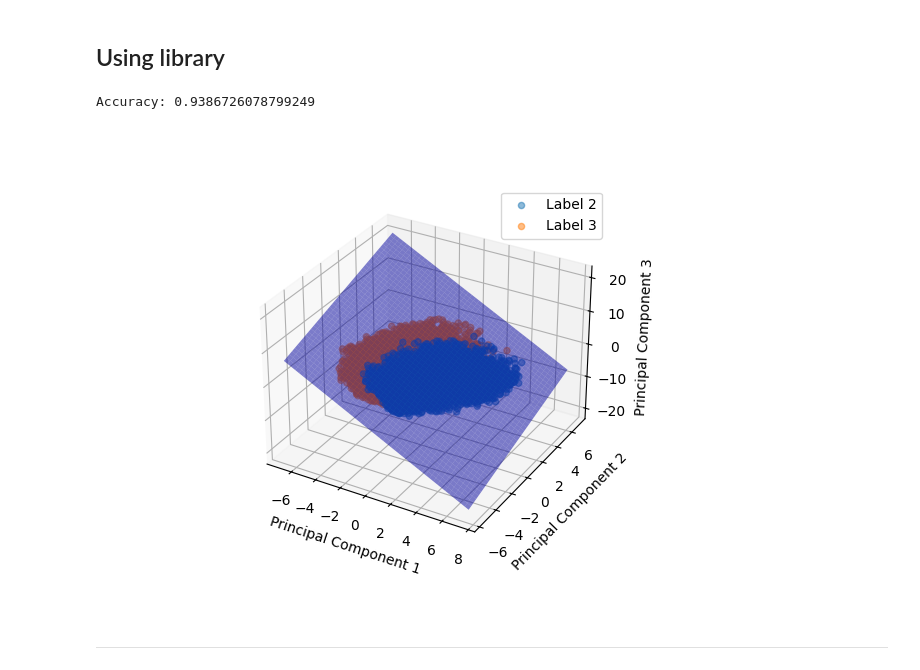
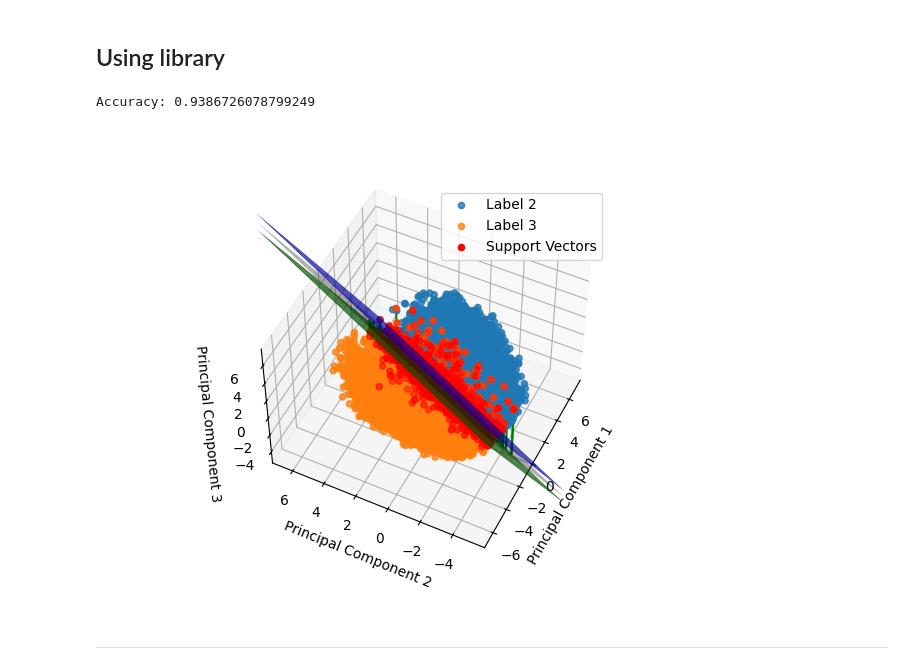
Before and after one commit to naoNao89/digitsSVM, a Jupyter notebook: SVM on Digits Recognization.ipynb, the cells around one changed output. Cells and saved outputs as stored; diff of their text form; code cells hidden in the pictures.

Commit message:
Figure hyperplane and migine on SVM on binary classes

```diff
--- a/SVM on Digits Recognization.ipynb
+++ b/SVM on Digits Recognization.ipynb
@@ -229,40 +229,86 @@ xx, yy = np.meshgrid(np.arange(x_min, x_max, 0.1),
                      np.arange(y_min, y_max, 0.1))
 zz = (-svm_classifier.intercept_[0] - svm_classifier.coef_[0][0] * xx - svm_classifier.coef_[0][1] * yy) / svm_classifier.coef_[0][2]
 
+# Get support vectors
+support_vectors = svm_classifier.support_vectors_
+
 # Evaluate and print accuracy
 accuracy = svm_classifier.score(X_train_23_pca, Y_train_23)
 print("Accuracy:", accuracy)
 
 # Plot the data points
 fig = plt.figure()
 ax = fig.add_subplot(111, projection='3d')
 
 # Plot data points with label 2
 ax.scatter(X_train_23_pca[Y_train_23 == 2, 0],
            X_train_23_pca[Y_train_23 == 2, 1],
            X_train_23_pca[Y_train_23 == 2, 2],
            label='Label 2',
-           alpha=0.5)
+           alpha=0.8)
 
 # Plot data points with label 3
 ax.scatter(X_train_23_pca[Y_train_23 == 3, 0],
            X_train_23_pca[Y_train_23 == 3, 1],
            X_train_23_pca[Y_train_23 == 3, 2],
            label='Label 3',
-           alpha=0.5)
+           alpha=0.8)
 
 # Plot hyperplane
-ax.plot_surface(xx, yy, zz, color='b', alpha=0.5)
+ax.plot_surface(xx, yy, zz, color='black', alpha=0.35)
+
+# Compute margin points
+margin = 1 / np.linalg.norm(svm_classifier.coef_)
+margin_x = np.linspace(x_min, x_max, 10)
+margin_y = np.linspace(y_min, y_max, 10)
+margin_xx, margin_yy = np.meshgrid(margin_x, margin_y)
+margin_zz = (-svm_classifier.intercept_[0] - svm_classifier.coef_[0][0] * margin_xx - svm_classifier.coef_[0][1] * margin_yy) / svm_classifier.coef_[0][2]
+
+# Plot margin points
+ax.plot_surface(margin_xx, margin_yy, margin_zz + margin, color='blue', alpha=0.8)
+ax.plot_surface(margin_xx, margin_yy, margin_zz - margin, color='green', alpha=0.8)
+
+
+# Plot support vectors
+ax.scatter(support_vectors[:, 0], support_vectors[:, 1], support_vectors[:, 2], color='red', label='Support Vectors')
+
+# Draw lines connecting support vectors to the hyperplane
+for sv in support_vectors:
+    ax.plot3D([sv[0], sv[0]], [sv[1], sv[1]], [sv[2], (-svm_classifier.intercept_[0] - svm_classifier.coef_[0][0] * sv[0] - svm_classifier.coef_[0][1] * sv[1]) / svm_classifier.coef_[0][2]], color='green')
+
+# Set limits for x, y, and z axes to zoom in
+ax.set_xlim(x_min, x_max)
+ax.set_ylim(y_min, y_max)
+ax.set_zlim(z_min, z_max)
 
 ax.set_xlabel('Principal Component 1')
 ax.set_ylabel('Principal Component 2')
 ax.set_zlabel('Principal Component 3')
+
+
+x_point=-5.9057
+y_point=-2.8873
+z_point=7.8234
+
+
+
+# Calculate the elevation and azimuth angles
+elev = np.arctan2(z_point, np.sqrt(x_point**2 + y_point**2)) * 180 / np.pi
+azim = np.arctan2(y_point, x_point) * 180 / np.pi
+
+# Set the view to the specified point
+ax.view_init(elev=elev, azim=azim)
+
+
+
 ax.legend()
 
+
+
 plt.show()
 # %% [output]
 Accuracy: 0.9386726078799249
-[figure, old version]
+[figure, new version]
 # %% [markdown]
 ---
 # %% [markdown]
```
